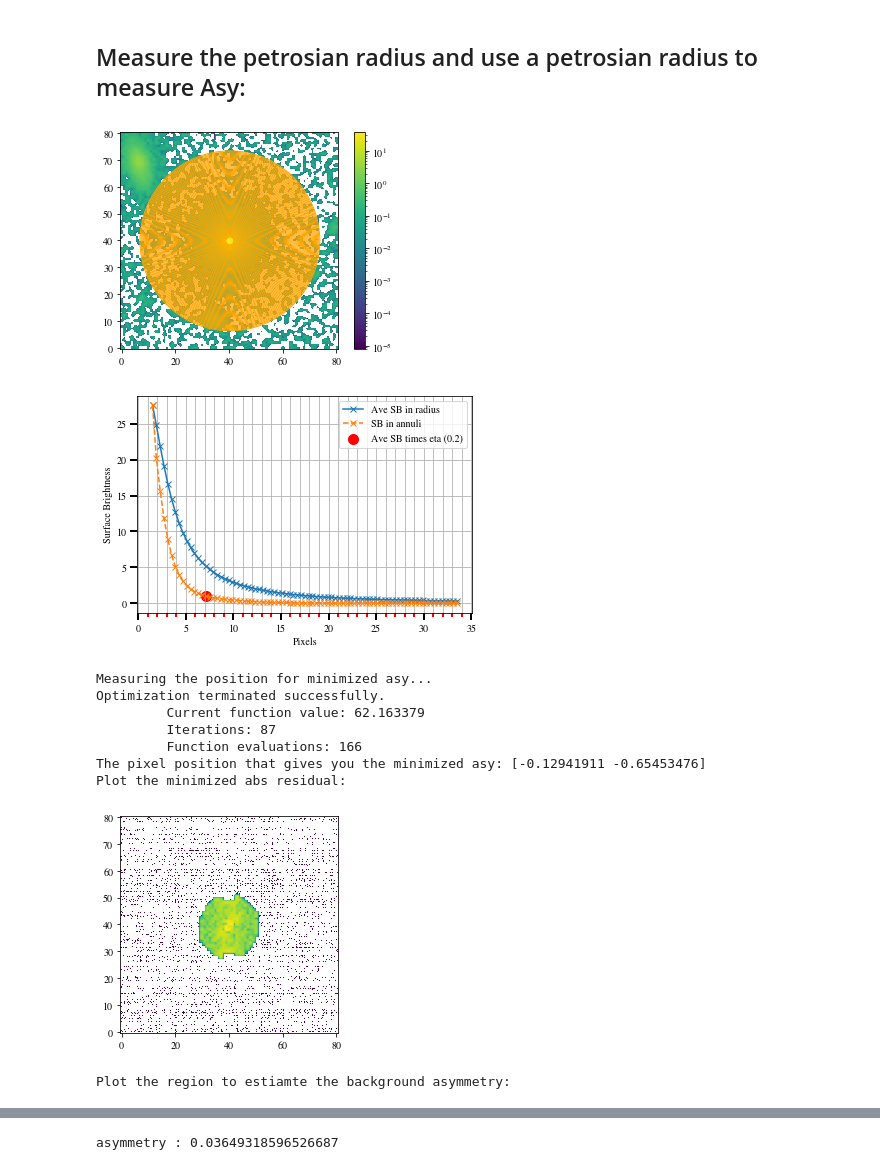
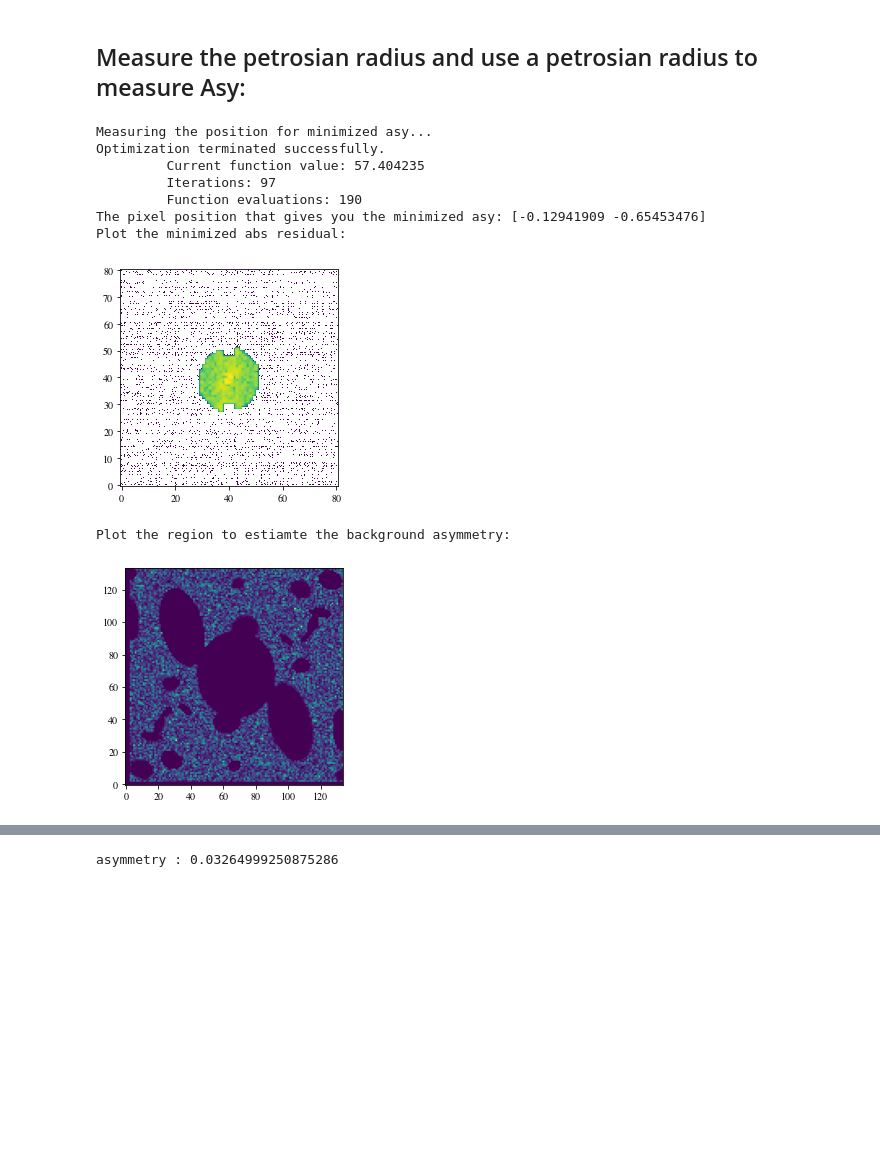
Before and after one commit to dartoon/galight_notebooks, a Jupyter notebook: galight_HSC_asymmetry.ipynb, the cells around one changed output, grey strips where cells are left out. Drawn from its saved outputs; the diff is of its cells as text; code cells hidden in the pictures; blank space fills up the shorter version.

```diff
--- a/galight_HSC_asymmetry.ipynb
+++ b/galight_HSC_asymmetry.ipynb
@@ -141,37 +141,33 @@ asymmetry : 0.04445924857095499
 ## Measure the petrosian radius and use a petrosian radius to measure Asy:
 # %%
 from galight.tools.asymmetry_tools import cal_r_petrosian
-#Measure petrosian radius (given a center of radius.)
-r_p = cal_r_petrosian(asy_class.img,
-                center = pos['x'],
-                if_plot=True)
+obj_id=0
 
 #Use petrosian raidus to measure asy:
 if_remeasure_bkg = True
-asy_class = Measure_asy(fit_run, seg_cal_reg = 'or', obj_id=0,
+asy_class = Measure_asy(fit_run, seg_cal_reg = 'or', obj_id=obj_id,
                         consider_petrosian=True,
                         extend=1.5, eta=0.2)  #The obj_id is the comp_id you see in figure above.
 
 #Following is to define the mask type to clarify the pixels to measure.
 asy_class.asy_segm(mask_type='segm')  #Try also mask_type='aper'; you can feed you own segm if you have one.
 
 #Using find_pos() to minimize the pos that gives you the lowest asy values.
 pos = asy_class.find_pos()
 print('The pixel position that gives you the minimized asy:', pos["x"])
 
 #Cal asy value and plot.
 asy = asy_class.cal_asymmetry(rotate_pix = pos["x"], if_remeasure_bkg=if_remeasure_bkg,
                               if_plot=True, if_plot_bkg=True)
 print('asymmetry :', asy)
 # %% [output]
+Measuring the position for minimized asy...
+Optimization terminated successfully.
+         Current function value: 57.404235
+         Iterations: 97
+         Function evaluations: 190
+The pixel position that gives you the minimized asy: [-0.12941909 -0.65453476]
+Plot the minimized abs residual:
-[figure, old version]
+[figure, new version]
+Plot the region to estiamte the background asymmetry:
-[figure, old version]
+[figure, new version]
-Measuring the position for minimized asy...
-Optimization terminated successfully.
-         Current function value: 62.163379
-         Iterations: 87
-         Function evaluations: 166
-The pixel position that gives you the minimized asy: [-0.12941911 -0.65453476]
-Plot the minimized abs residual:
-[figure, removed]
-Plot the region to estiamte the background asymmetry:
@@ -179 +174 @@ Plot the region to estiamte the background asymmetry:
-asymmetry : 0.03649318596526687
+asymmetry : 0.03264999250875286
```
Also changed, not shown: parts of 5 cells of this notebook.
